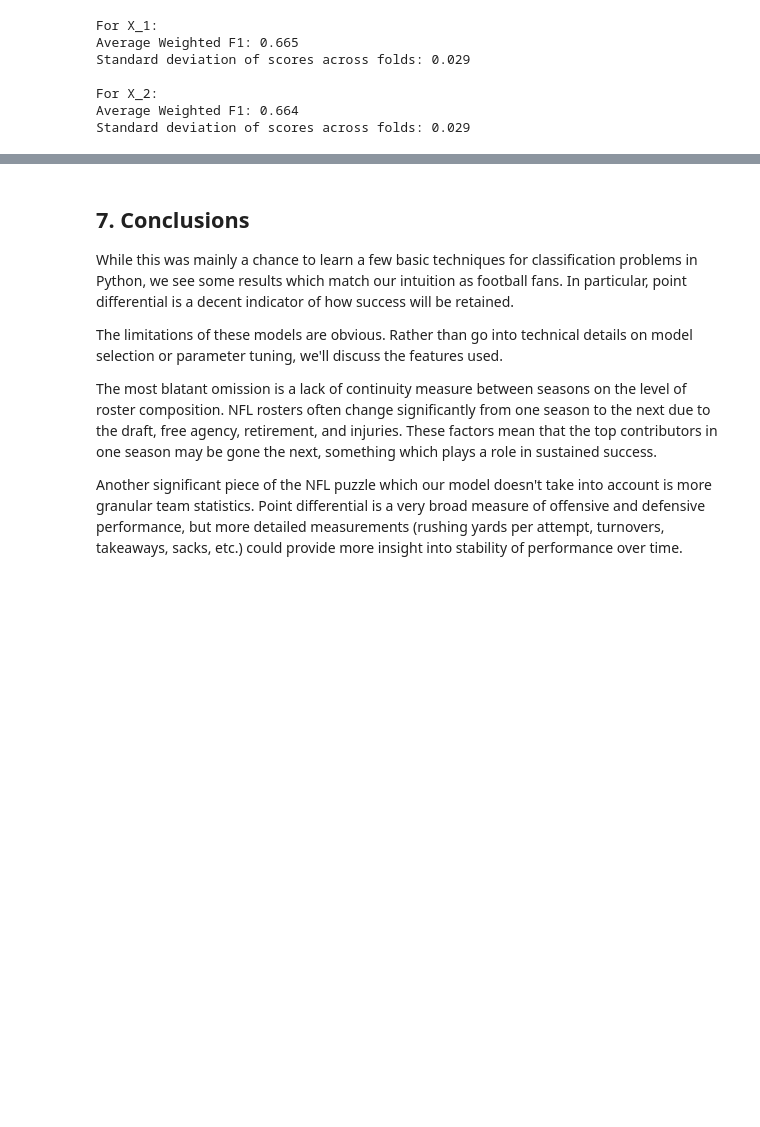
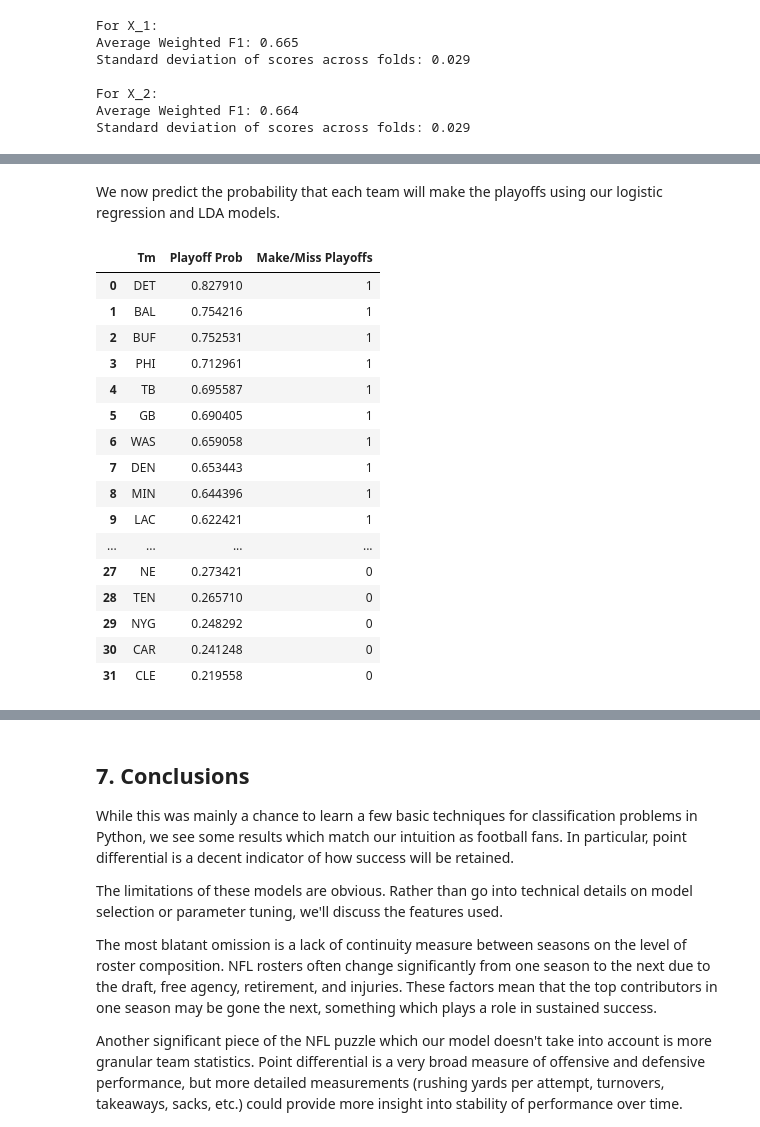
Before and after one commit to crdurham/nfl_playoff_predictor, a Jupyter notebook: notebooks/nfl_playoff_predictor.ipynb, the cells around one changed output, grey strips where cells are left out. Saved outputs shown, nothing was run; the diff lists cells and outputs as text; code cells hidden in the pictures; blank space fills up the shorter version.

```diff
--- a/notebooks/nfl_playoff_predictor.ipynb
+++ b/notebooks/nfl_playoff_predictor.ipynb
@@ -393,0 +416,3 @@ To be added.
+# %%
+stats_2024 = seasonal_stats[(seasonal_stats['Season'] == 2024)][['Tm', 'PD', 'OSRS']]
+stats_2024.head()
@@ -393,0 +426,22 @@ To be added.
+# %% [markdown]
+We now predict the probability that each team will make the playoffs using our logistic regression and LDA models.
+# %%
+glm_predict_probs(X_2, y, stats_2024, features=['PD', 'OSRS'], threshold = 0.55)
+# %% [output]
+|  | Tm | Playoff Prob | Make/Miss Playoffs |
+| 0 | DET | 0.827910 | 1 |
+| 1 | BAL | 0.754216 | 1 |
+| 2 | BUF | 0.752531 | 1 |
+| 3 | PHI | 0.712961 | 1 |
+| 4 | TB | 0.695587 | 1 |
+| 5 | GB | 0.690405 | 1 |
+| 6 | WAS | 0.659058 | 1 |
+| 7 | DEN | 0.653443 | 1 |
+| 8 | MIN | 0.644396 | 1 |
+| 9 | LAC | 0.622421 | 1 |
+| ... | ... | ... | ... |
+| 27 | NE | 0.273421 | 0 |
+| 28 | TEN | 0.265710 | 0 |
+| 29 | NYG | 0.248292 | 0 |
+| 30 | CAR | 0.241248 | 0 |
+| 31 | CLE | 0.219558 | 0 |
```
Also changed, not shown: parts of 17 cells of this notebook, 4 other files.
